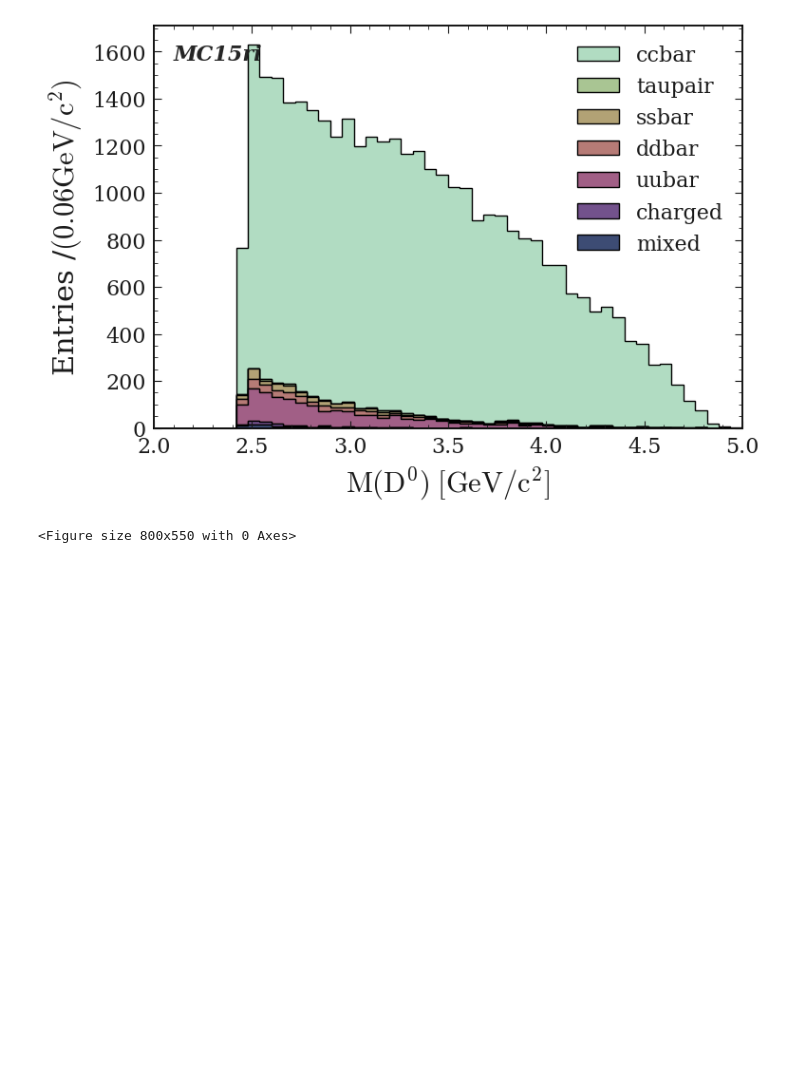
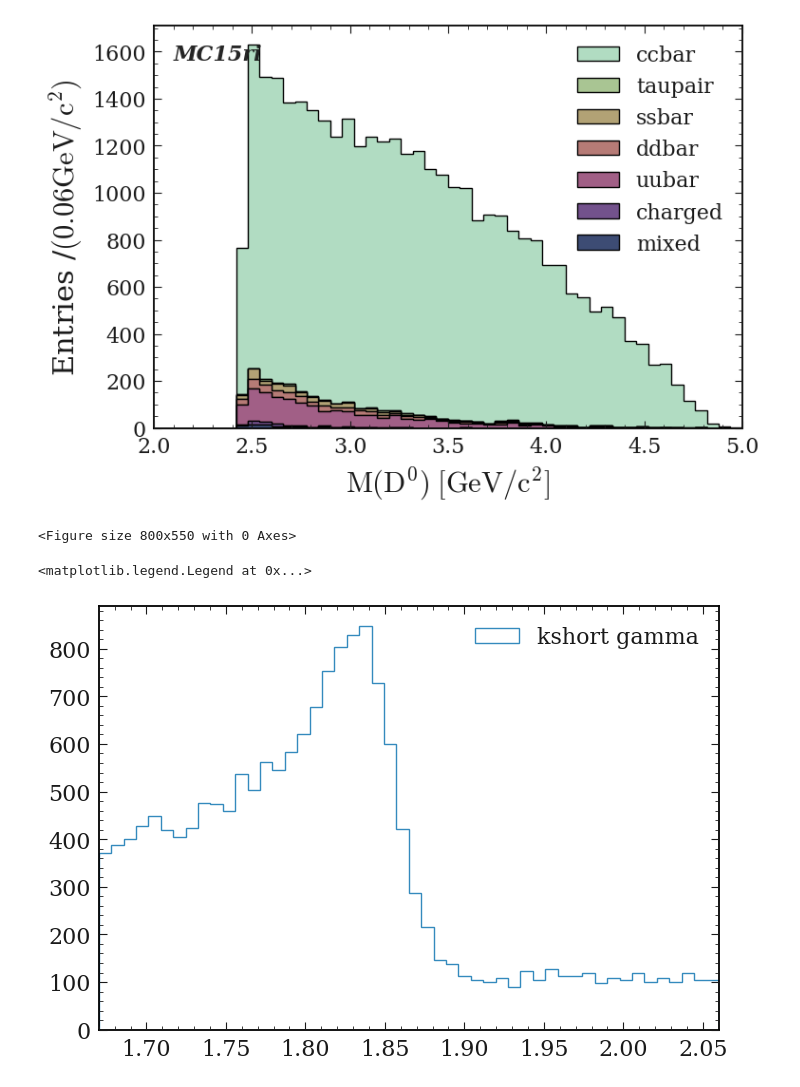
Before and after one commit to jykim-physics/DRAW_and_FITTING, a Jupyter notebook: main/DRAW_1D/pi0_veto/pi0calib_signal_extraction.ipynb, the cells around one changed output. Saved outputs shown, nothing was run; the diff lists cells and outputs as text; code cells hidden in the pictures; blank space fills up the shorter version.

```diff
--- a/main/DRAW_1D/pi0_veto/pi0calib_signal_extraction.ipynb
+++ b/main/DRAW_1D/pi0_veto/pi0calib_signal_extraction.ipynb
@@ -254,3 +253,39 @@ for var in signal_variables:
 Dstarp_CMS_p
 [figure]
 <Figure size 800x550 with 0 Axes>
+# %%
+file = '/media/jykim/T7/storage_b2/storage/pi0calib_23_pr_all_4S_v1/output_*.root'
+tree = 'kshort'
+variables = ['D0_M',"D0_cosHel_0"]
+# %%
+
+# base_filter='kshort_rank_Dstp==1 && D0_M>1.67 && D0_M<2.06 '
+base_filter='Pis_charge==1 && D0_M>1.67 && D0_M<2.06 '
+
+variables=['D0_M','D0_cosHel_0','Dstarp_Q','Dstarp_CMS_p','Pi0_Prob','gamma_E','Pi0_Prob']
+tree='kshort'
+
+kshort_gamma = get_pd(file=file , tree=tree, variables=variables ,base_filter=base_filter)
+# %%
+xrange = (1.67,2.06,51)
+xm = np.linspace(*xrange)
+
+# plt.hist(kshort_gamma['D0_M'], label='kshort gamma',bins=xm,  histtype='step', density=True)
+plt.hist(kshort_gamma['D0_M'], label='kshort gamma',bins=xm,  histtype='step', density=False)
+#plt.hist(kshort_gamma.query('Pi0_Prob<0.9')['D0_M'], label='kshort gamma',bins=xm,  histtype='step')
+
+
+#plt.hist(signal_pd_df['cosHelicityAngleMomentum'], label='not $\pi^0$ like',bins=xm,  histtype='step', density=True, hatch="//")
+
+ax = plt.gca()
+ax.set_xlim(xrange[0],xrange[1])
+#xlabel = 'cosHelicityAngleMomentum'
+#plot_title = r'A variable of $\pi^0$ veto'
+#ax.set_xlabel(xlabel)
+#plt.title(plot_title)
+#plt.axvline(x=1.0395,  color='red', linestyle='dotted')
+#plt.axvline(x=0.9995,  color='red', linestyle='dotted')
+plt.legend(loc='upper right')
+# %% [output]
+<matplotlib.legend.Legend at 0x...>
+[figure, added]
```
Also changed, not shown: parts of 2 cells of this notebook, 9 other files.
